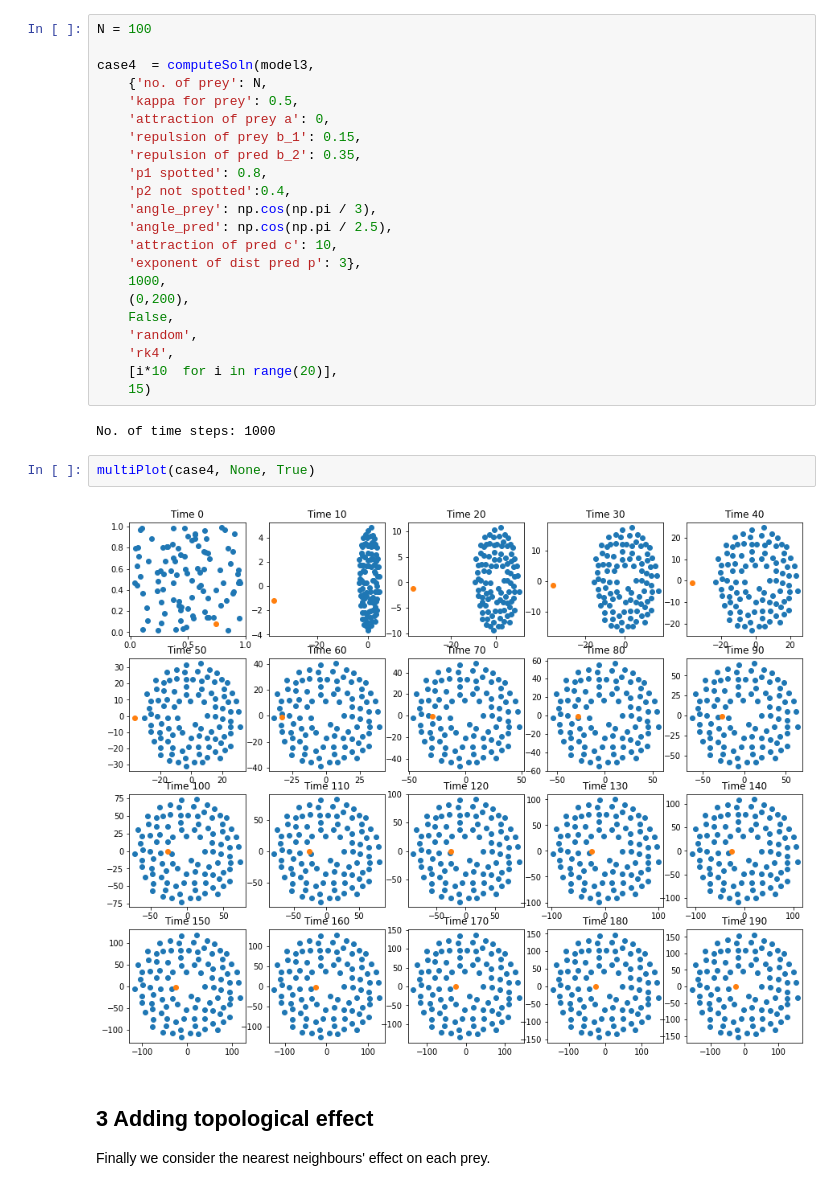
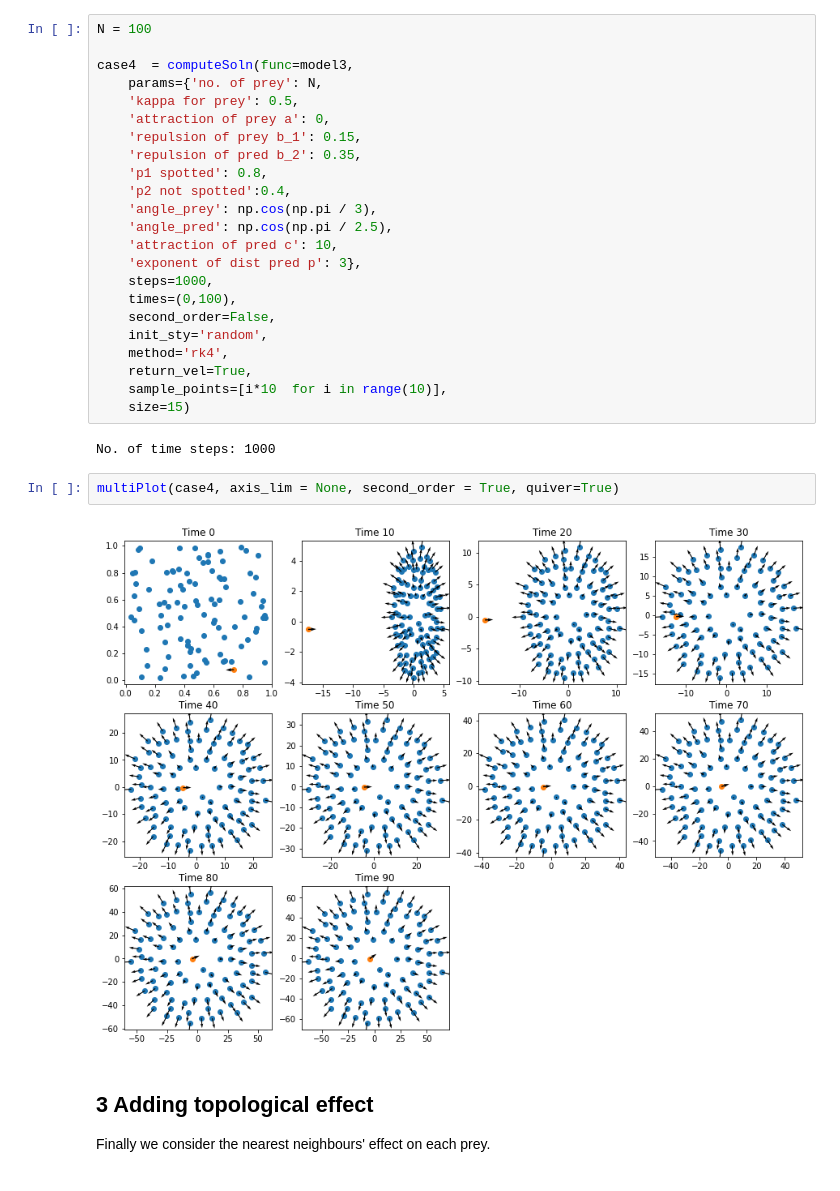
Before and after one commit to isomorphicdude/Summer2022UROP, a Jupyter notebook: improvements.ipynb, the cells around one changed output. Cells and saved outputs as stored; diff of their text form.

```diff
--- a/improvements.ipynb
+++ b/improvements.ipynb
@@ -229,8 +232,8 @@ $\kappa_h = 0.5, a=1, b_1 = 1, b_2 = 0.07, c = 10 ,p = 1.2$
 # %%
 N = 100
 
-case4  = computeSoln(model3,
-    {'no. of prey': N,
+case4  = computeSoln(func=model3,
+    params={'no. of prey': N,
     'kappa for prey': 0.5,
     'attraction of prey a': 0,
     'repulsion of prey b_1': 0.15,
@@ -241,19 +244,20 @@ case4  = computeSoln(model3,
     'angle_pred': np.cos(np.pi / 2.5),
     'attraction of pred c': 10,
     'exponent of dist pred p': 3},
-    1000,
-    (0,200),
-    False,
-    'random',
-    'rk4',
-    [i*10  for i in range(20)],
-    15)
+    steps=1000,
+    times=(0,100),
+    second_order=False,
+    init_sty='random',
+    method='rk4',
+    return_vel=True,
+    sample_points=[i*10  for i in range(10)],
+    size=15)
 # %% [output]
 No. of time steps: 1000
 # %%
-multiPlot(case4, None, True)
+multiPlot(case4, axis_lim = None, second_order = True, quiver=True)
 # %% [output]
-[figure, old version]
+[figure, new version]
 # %% [markdown]
 ## 3 Adding topological effect
 
```
Also changed, not shown: parts of 6 cells of this notebook.
